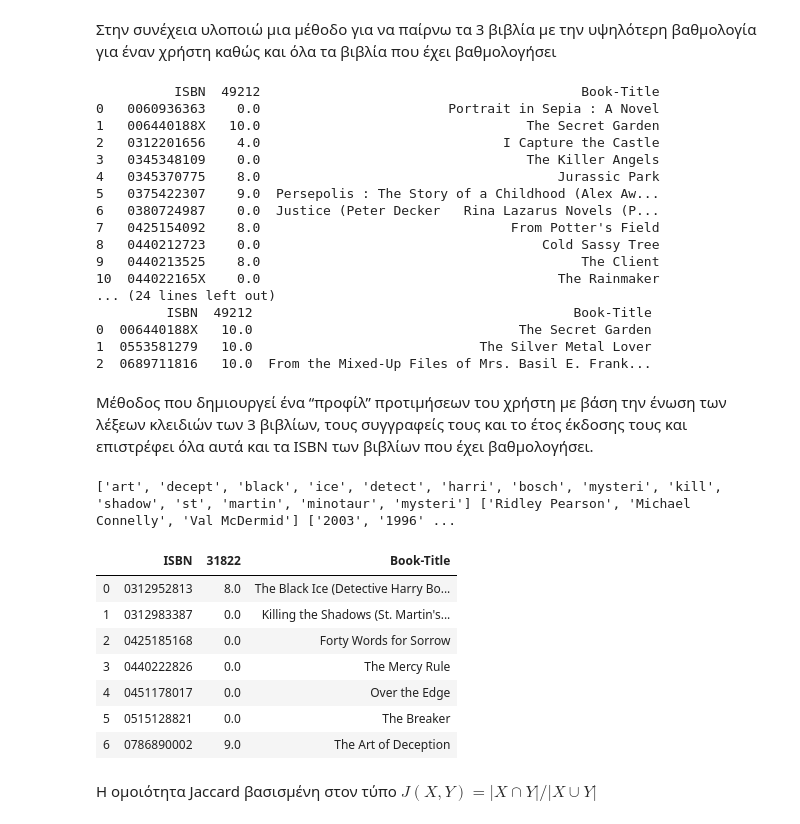
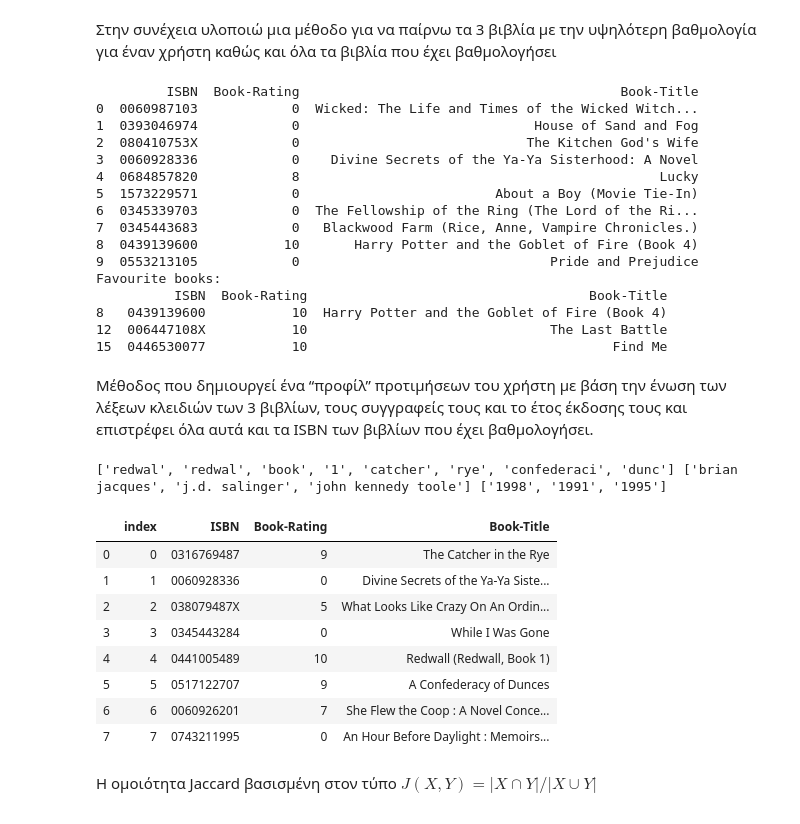
Before and after one commit to CoGian/content-based-recommendation-system-for-books, a Jupyter notebook: hw2_dai17153.ipynb, the cells around one changed output. Saved outputs shown, nothing was run; the diff lists cells and outputs as text; code cells hidden in the pictures.

```diff
--- a/hw2_dai17153.ipynb
+++ b/hw2_dai17153.ipynb
@@ -305,74 +286,73 @@ Name: KeyWords, dtype: object
 Στην συνέχεια υλοποιώ μια μέθοδο για να παίρνω τα 3 βιβλία με την υψηλότερη βαθμολογία για έναν χρήστη καθώς και όλα τα βιβλία που έχει βαθμολογήσει
 # %%
 # find 3 books' ISBN with the highest rating from the user and return them with all the books user has rated
-def get3largest_values(user):
-    user_books = user_book_rating.loc[user].dropna()
-    return user_books ,user_books.nlargest(3,keep = "first")
+def get3largest_values(user_id):
+    user_books = ratings.set_index('User-ID').loc[user_id]
+    user_books = user_books.reset_index()[['ISBN','Book-Rating']]
+    return user_books ,user_books.nlargest(3,keep = "first", columns = ['Book-Rating'] )
 # %%
 user_books , fav_books = get3largest_values(users['User-ID'].sample().tolist()[0])
 # print 10 books rated from user
-user_books = user_books.reset_index()
 user_books["Book-Title"] = user_books["ISBN"].apply(lambda x : getbooknamefromISBN(x))
-print(user_books)
+print(user_books.head(10))
 # print favourite books
 print("Favourite books: ")
-fav_books = fav_books.reset_index()
 fav_books["Book-Title"] = fav_books["ISBN"].apply(lambda x : getbooknamefromISBN(x))
 print(fav_books)
 # %% [output]
-          ISBN  49212                                         Book-Title
-0   0060936363    0.0                        Portrait in Sepia : A Novel
-1   006440188X   10.0                                  The Secret Garden
-2   0312201656    4.0                               I Capture the Castle
-3   0345348109    0.0                                  The Killer Angels
-4   0345370775    8.0                                      Jurassic Park
-5   0375422307    9.0  Persepolis : The Story of a Childhood (Alex Aw...
-6   0380724987    0.0  Justice (Peter Decker   Rina Lazarus Novels (P...
-7   0425154092    8.0                                From Potter's Field
-8   0440212723    0.0                                    Cold Sassy Tree
-9   0440213525    8.0                                         The Client
-10  044022165X    0.0                                      The Rainmaker
-... (24 lines left out)
-         ISBN  49212                                         Book-Title
-0  006440188X   10.0                                  The Secret Garden
-1  0553581279   10.0                             The Silver Metal Lover
-2  0689711816   10.0  From the Mixed-Up Files of Mrs. Basil E. Frank...
+         ISBN  Book-Rating                                         Book-Title
+0  0060987103            0  Wicked: The Life and Times of the Wicked Witch...
+1  0393046974            0                              House of Sand and Fog
+2  080410753X            0                             The Kitchen God's Wife
+3  0060928336            0    Divine Secrets of the Ya-Ya Sisterhood: A Novel
+4  0684857820            8                                              Lucky
+5  1573229571            0                         About a Boy (Movie Tie-In)
+6  0345339703            0  The Fellowship of the Ring (The Lord of the Ri...
+7  0345443683            0   Blackwood Farm (Rice, Anne, Vampire Chronicles.)
+8  0439139600           10       Harry Potter and the Goblet of Fire (Book 4)
+9  0553213105            0                                Pride and Prejudice
+Favourite books:
+          ISBN  Book-Rating                                    Book-Title
+8   0439139600           10  Harry Potter and the Goblet of Fire (Book 4)
+12  006447108X           10                               The Last Battle
+15  0446530077           10                                       Find Me
 # %% [markdown]
 Μέθοδος που δημιουργεί ένα “προφίλ” προτιμήσεων του χρήστη με βάση την
 ένωση των λέξεων κλειδιών των 3 βιβλίων, τους συγγραφείς τους και το έτος
 έκδοσης τους και επιστρέφει όλα αυτά και τα ISBN των βιβλίων που έχει βαθμολογήσει.
 # %%
-def make_user_profile(user):
+def make_user_profile(user_id):
     # get  readed and favourites books of user
-    user_books , fav_books = get3largest_values(user)
+    user_books , fav_books = get3largest_values(user_id)
 
     # initialize
     keywords = []
     authors = []
     years_of_publication = []
 
-    for book in fav_books.index:
-            keywords += books.set_index('ISBN').loc[book]['KeyWords']
-            authors.append(books.set_index('ISBN').loc[book]['Book-Author'])
-            years_of_publication.append(books.set_index('ISBN').loc[book]['Year-Of-Publication'])
+    for index,book in fav_books.iterrows():
+            keywords += books.set_index('ISBN').loc[book['ISBN']]['KeyWords']
+            authors.append(books.set_index('ISBN').loc[book['ISBN']]['Book-Author'].lower())
+            years_of_publication.append(books.set_index('ISBN').loc[book['ISBN']]['Year-Of-Publication'])
     return keywords, authors, years_of_publication , user_books
 # %%
 profile = make_user_profile(users['User-ID'].sample().tolist()[0])
 print(profile[0],profile[1],profile[2])
 user_books  = profile[3]
 user_books = user_books.reset_index()
 user_books["Book-Title"] = user_books["ISBN"].apply(lambda x : getbooknamefromISBN(x))
-user_books
+user_books.head(10)
 # %% [output]
-['art', 'decept', 'black', 'ice', 'detect', 'harri', 'bosch', 'mysteri', 'kill', 'shadow', 'st', 'martin', 'minotaur', 'mysteri'] ['Ridley Pearson', 'Michael Connelly', 'Val McDermid'] ['2003', '1996' ...
+['redwal', 'redwal', 'book', '1', 'catcher', 'rye', 'confederaci', 'dunc'] ['brian jacques', 'j.d. salinger', 'john kennedy toole'] ['1998', '1991', '1995']
-|  | ISBN | 31822 | Book-Title |
-| 0 | 0312952813 | 8.0 | The Black Ice (Detective Harry Bo... |
-| 1 | 0312983387 | 0.0 | Killing the Shadows (St. Martin's... |
-| 2 | 0425185168 | 0.0 | Forty Words for Sorrow |
-| 3 | 0440222826 | 0.0 | The Mercy Rule |
-| 4 | 0451178017 | 0.0 | Over the Edge |
-| 5 | 0515128821 | 0.0 | The Breaker |
-| 6 | 0786890002 | 9.0 | The Art of Deception |
+|  | index | ISBN | Book-Rating | Book-Title |
+| 0 | 0 | 0316769487 | 9 | The Catcher in the Rye |
+| 1 | 1 | 0060928336 | 0 | Divine Secrets of the Ya-Ya Siste... |
+| 2 | 2 | 038079487X | 5 | What Looks Like Crazy On An Ordin... |
+| 3 | 3 | 0345443284 | 0 | While I Was Gone |
+| 4 | 4 | 0441005489 | 10 | Redwall (Redwall, Book 1) |
+| 5 | 5 | 0517122707 | 9 | A Confederacy of Dunces |
+| 6 | 6 | 0060926201 | 7 | She Flew the Coop : A Novel Conce... |
+| 7 | 7 | 0743211995 | 0 | An Hour Before Daylight : Memoirs... |
 # %% [markdown]
 H ομοιότητα Jaccard βασισμένη στον τύπο $ J(X,Y) = |X∩Y| / |X∪Y| $
 # %%
```
Also changed, not shown: parts of 27 cells of this notebook.
